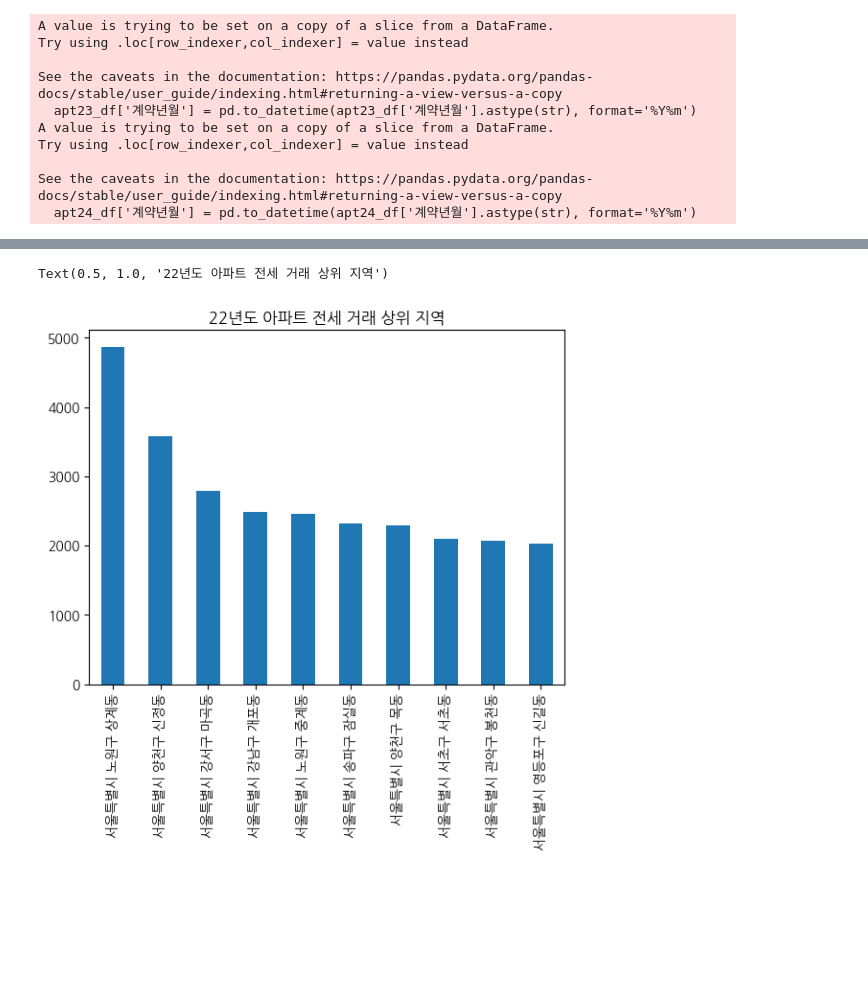
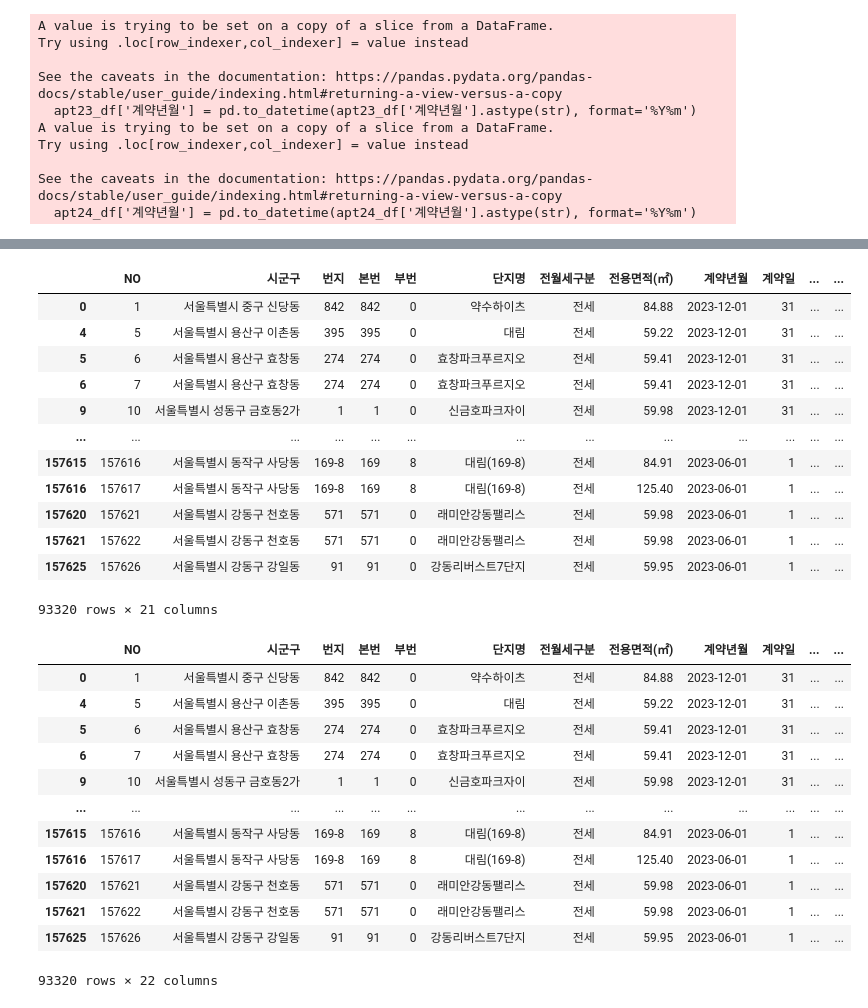
Before and after one commit to skqkrl/SDC_project, a Jupyter notebook: yena.ipynb, the cells around one changed output, grey strips where cells are left out. Saved outputs shown, nothing was run; the diff lists cells and outputs as text; code cells hidden in the pictures; blank space fills up the shorter version.

```diff
--- a/yena.ipynb
+++ b/yena.ipynb
@@ -130,3 +70,0 @@ Name: 종전계약 보증금(만원), Length: 25235, dtype: object
-# %%
-apt23_df['계약구분'] = apt23_df['계약구분'].replace('-', '신규')
-apt23_df['계약구분'].value_counts()
@@ -462,6 +71,34 @@ Text(0.5, 1.0, '23년도 아파트 전세 거래 상위 지역')
-# %%
-apt24_df['시군구'].value_counts().head(10).plot(kind='bar')
-plt.title('22년도 아파트 전세 거래 상위 지역')
-# %% [output]
-Text(0.5, 1.0, '22년도 아파트 전세 거래 상위 지역')
-[figure, removed]
+# %%
+apt23_df = apt23_df[apt23_df['계약년월']>='2023-06-01']
+apt23_df
+# %% [output]
+|  | NO | 시군구 | 번지 | 본번 | 부번 | 단지명 | 전월세구분 | 전용면적(㎡) | 계약년월 | 계약일 | ... | ... |
+| 0 | 1 | 서울특별시 중구 신당동 | 842 | 842 | 0 | 약수하이츠 | 전세 | 84.88 | 2023-12-01 | 31 | ... | ... |
+| 4 | 5 | 서울특별시 용산구 이촌동 | 395 | 395 | 0 | 대림 | 전세 | 59.22 | 2023-12-01 | 31 | ... | ... |
+| 5 | 6 | 서울특별시 용산구 효창동 | 274 | 274 | 0 | 효창파크푸르지오 | 전세 | 59.41 | 2023-12-01 | 31 | ... | ... |
+| 6 | 7 | 서울특별시 용산구 효창동 | 274 | 274 | 0 | 효창파크푸르지오 | 전세 | 59.41 | 2023-12-01 | 31 | ... | ... |
+| 9 | 10 | 서울특별시 성동구 금호동2가 | 1 | 1 | 0 | 신금호파크자이 | 전세 | 59.98 | 2023-12-01 | 31 | ... | ... |
+| ... | ... | ... | ... | ... | ... | ... | ... | ... | ... | ... | ... | ... |
+| 157615 | 157616 | 서울특별시 동작구 사당동 | 169-8 | 169 | 8 | 대림(169-8) | 전세 | 84.91 | 2023-06-01 | 1 | ... | ... |
+| 157616 | 157617 | 서울특별시 동작구 사당동 | 169-8 | 169 | 8 | 대림(169-8) | 전세 | 125.40 | 2023-06-01 | 1 | ... | ... |
+| 157620 | 157621 | 서울특별시 강동구 천호동 | 571 | 571 | 0 | 래미안강동팰리스 | 전세 | 59.98 | 2023-06-01 | 1 | ... | ... |
+| 157621 | 157622 | 서울특별시 강동구 천호동 | 571 | 571 | 0 | 래미안강동팰리스 | 전세 | 59.98 | 2023-06-01 | 1 | ... | ... |
+| 157625 | 157626 | 서울특별시 강동구 강일동 | 91 | 91 | 0 | 강동리버스트7단지 | 전세 | 59.95 | 2023-06-01 | 1 | ... | ... |
+93320 rows × 21 columns
+# %%
+apt23_df['구'] = apt23_df['시군구'].str.extract(r'(\S+구)')
+apt23_df
+# %% [output]
+|  | NO | 시군구 | 번지 | 본번 | 부번 | 단지명 | 전월세구분 | 전용면적(㎡) | 계약년월 | 계약일 | ... | ... |
+| 0 | 1 | 서울특별시 중구 신당동 | 842 | 842 | 0 | 약수하이츠 | 전세 | 84.88 | 2023-12-01 | 31 | ... | ... |
+| 4 | 5 | 서울특별시 용산구 이촌동 | 395 | 395 | 0 | 대림 | 전세 | 59.22 | 2023-12-01 | 31 | ... | ... |
+| 5 | 6 | 서울특별시 용산구 효창동 | 274 | 274 | 0 | 효창파크푸르지오 | 전세 | 59.41 | 2023-12-01 | 31 | ... | ... |
+| 6 | 7 | 서울특별시 용산구 효창동 | 274 | 274 | 0 | 효창파크푸르지오 | 전세 | 59.41 | 2023-12-01 | 31 | ... | ... |
+| 9 | 10 | 서울특별시 성동구 금호동2가 | 1 | 1 | 0 | 신금호파크자이 | 전세 | 59.98 | 2023-12-01 | 31 | ... | ... |
+| ... | ... | ... | ... | ... | ... | ... | ... | ... | ... | ... | ... | ... |
+| 157615 | 157616 | 서울특별시 동작구 사당동 | 169-8 | 169 | 8 | 대림(169-8) | 전세 | 84.91 | 2023-06-01 | 1 | ... | ... |
+| 157616 | 157617 | 서울특별시 동작구 사당동 | 169-8 | 169 | 8 | 대림(169-8) | 전세 | 125.40 | 2023-06-01 | 1 | ... | ... |
+| 157620 | 157621 | 서울특별시 강동구 천호동 | 571 | 571 | 0 | 래미안강동팰리스 | 전세 | 59.98 | 2023-06-01 | 1 | ... | ... |
+| 157621 | 157622 | 서울특별시 강동구 천호동 | 571 | 571 | 0 | 래미안강동팰리스 | 전세 | 59.98 | 2023-06-01 | 1 | ... | ... |
+| 157625 | 157626 | 서울특별시 강동구 강일동 | 91 | 91 | 0 | 강동리버스트7단지 | 전세 | 59.95 | 2023-06-01 | 1 | ... | ... |
+93320 rows × 22 columns
```
Also changed, not shown: parts of 55 cells of this notebook, 8 other files.
